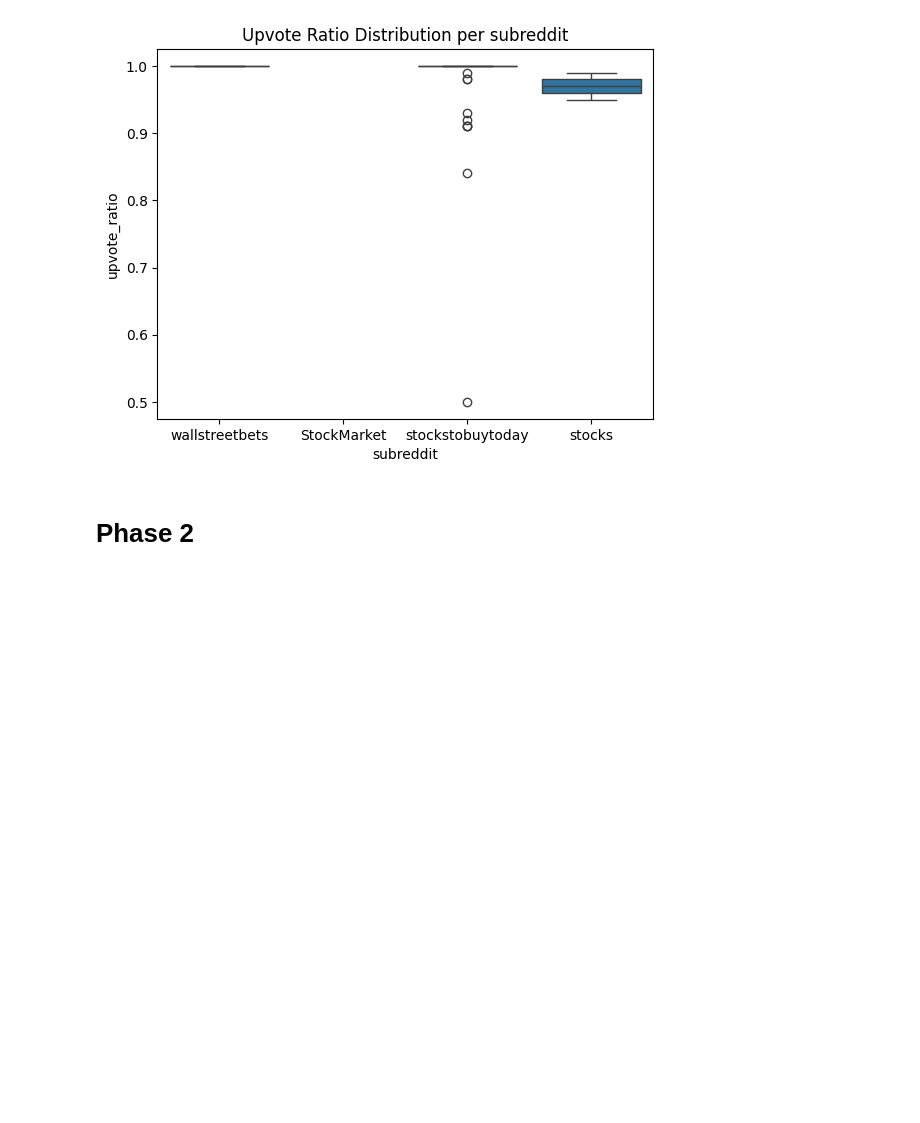
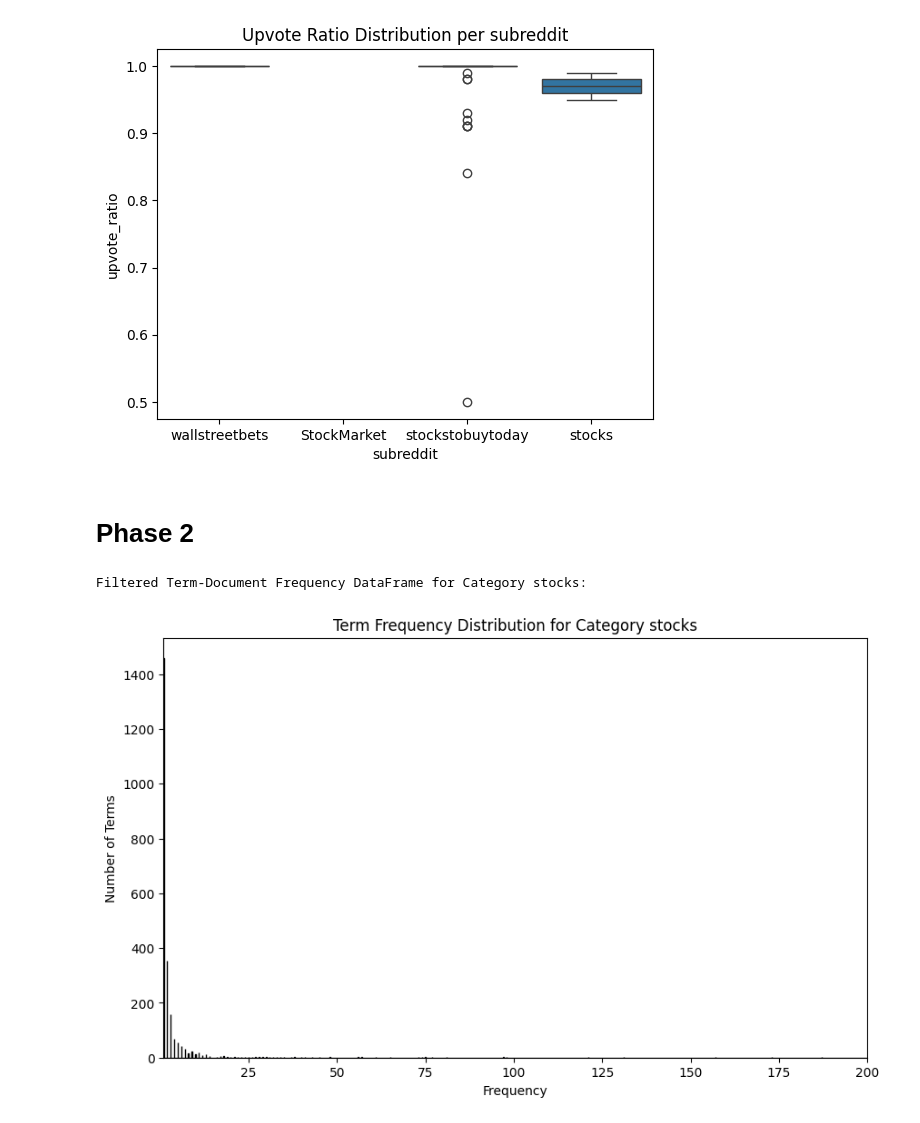
Before and after one commit to sclawson39/DM2025-Lab1-Exercise, a Jupyter notebook: DM2025-Lab1-Homework.ipynb, the cells around one changed output. Cells and saved outputs as stored; diff of their text form; code cells hidden in the pictures; blank space fills up the shorter version.

```diff
--- a/DM2025-Lab1-Homework.ipynb
+++ b/DM2025-Lab1-Homework.ipynb
@@ -328,0 +359,21 @@ plt.show()
+# %%
+# Display the filtered DataFrame for one of the categories, feel free to change the number in the vector
+category_number=0 #You can change it from 0 to 3
+print(f"Filtered Term-Document Frequency DataFrame for Category {categories[category_number]}:")
+filt_term_document_dfs[categories[category_number]]
+
+ # Sum over all documents to get total frequency for each word
+category_number=0 #You can change it from 0 to 3
+word_counts = filt_term_document_dfs[categories[category_number]].sum(axis=0).to_numpy()
+
+# Visualize the frequency distribution
+plt.figure(figsize=(10, 6))
+plt.hist(word_counts, bins=5000, color='blue', edgecolor='black')
+plt.title(f'Term Frequency Distribution for Category {categories[category_number]}')
+plt.xlabel('Frequency')
+plt.ylabel('Number of Terms')
+plt.xlim(1, 200)
+plt.show()
+# %% [output]
+Filtered Term-Document Frequency DataFrame for Category stocks:
+[figure, added]
```
Also changed, not shown: parts of 26 cells of this notebook.
